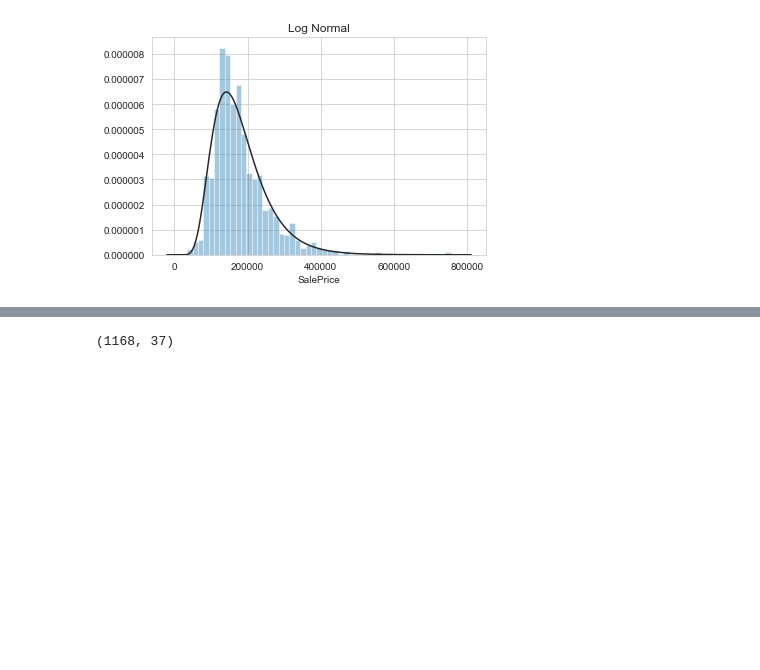
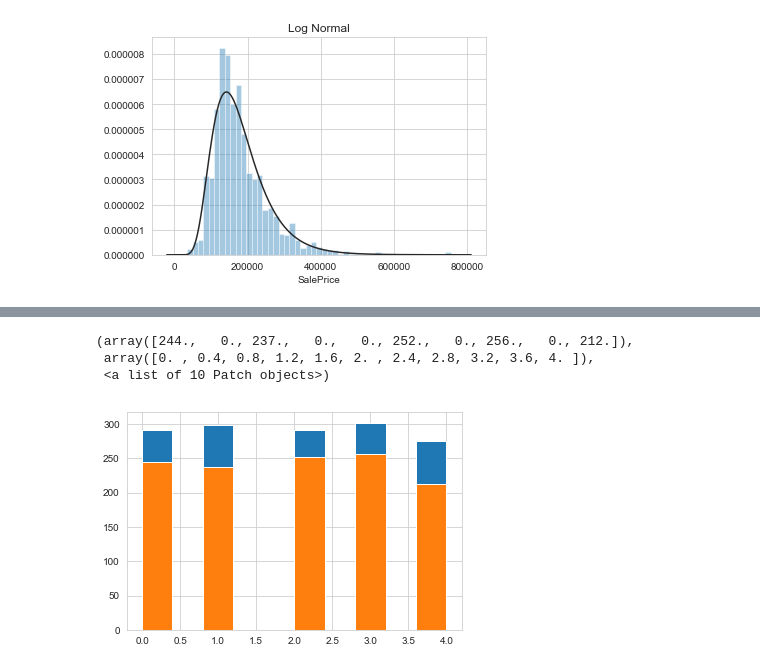
Before and after one commit to foreverloop/house-regress-k, a Jupyter notebook: HouseRegSub.ipynb, the cells around one changed output, grey strips where cells are left out. Saved outputs shown, nothing was run; the diff lists cells and outputs as text; code cells hidden in the pictures; blank space fills up the shorter version.

```diff
--- a/HouseRegSub.ipynb
+++ b/HouseRegSub.ipynb
@@ -37,7 +37,7 @@ from sklearn.metrics import mean_squared_error, r2_score
 df_train = pd.read_csv("train.csv")
 df_test = pd.read_csv("test.csv")
 
-all_df_list = [df_train,df_test]
+all_dfs = [df_train,df_test]
 
 def makeDict(df,label):
     strcat_dict = {}
@@ -303,8 +155,53 @@ prim_corr
+# %%
+def bucketData(df,column_to_bucket):
+    number_of_buckets = 5
+    df['tempBand'] = pd.qcut(df[column_to_bucket],number_of_buckets)
+    intervals = df['tempBand'].unique().sort_values().tolist()
+    intervals = [x for x in intervals if str(x) != 'nan']
+
+    interval_dict = {}
+    for idx,interval in enumerate(intervals):
+        interval_dict['low'+str(idx)] = interval.left
+        interval_dict['high'+str(idx)] = interval.right
+    #print(interval_dict)
+
+    df.loc[ df[column_to_bucket] <= interval_dict['high0'], column_to_bucket] = 0
+    df.loc[(df[column_to_bucket] > interval_dict['low1']) & \
+           (df[column_to_bucket] <= interval_dict['high1']), column_to_bucket] = 1
+    df.loc[(df[column_to_bucket] > interval_dict['low2']) & \
+           (df[column_to_bucket] <= interval_dict['high2']), column_to_bucket] = 2
+    df.loc[(df[column_to_bucket] > interval_dict['low3']) & \
+           (df[column_to_bucket] <= interval_dict['high3']), column_to_bucket] = 3
+    df.loc[ df[column_to_bucket] > interval_dict['low4'], column_to_bucket] = 4
+
+    df = df.drop(['tempBand'], axis=1)
+
+for df in all_dfs:
+    bucketData(df,'YearBuilt')
+
+for df in all_dfs:
+    bucketData(df,'LotFrontage')
+
+all_dfs = [df_train,df_test]
+plt.hist(df_train['YearBuilt'])
+plt.hist(df_train['LotFrontage'])
+# %% [output]
+(array([244.,   0., 237.,   0.,   0., 252.,   0., 256.,   0., 212.]),
+ array([0. , 0.4, 0.8, 1.2, 1.6, 2. , 2.4, 2.8, 3.2, 3.6, 4. ]),
+ <a list of 10 Patch objects>)
+[figure, added]
 # %%
-# Imputation
-y = df_orig_train['SalePrice']
-sale_predictors = df_orig_train.drop(['SalePrice'], axis=1)
-#print(sale_predictors)
+#using the top 10 (positively) correlated features, based on spearman and pearson tests earlier (top var ~0.71)
+#final_choices = ['1stFlrSF','FullBath','GarageArea','YearBuilt','BsmtQual_E','KitchenQual_E',\
+#                'ExterQual_E','GarageCars','GrLivArea','Neighborhood_E','OverallQual','SalePrice']
+
+final_choices = ['YearRemodAdd','1stFlrSF','GarageYrBlt','TotalBsmtSF','FullBath','GarageArea',\
+                 'YearBuilt','GarageCars','GrLivArea','OverallQual','SalePrice']
+
+best_features = df_train[final_choices]
+
+y = best_features['SalePrice']
+sale_predictors = best_features.drop(['SalePrice'], axis=1)
 
 #only use the numerical features (when not excluding these, you will see the variation
 #is spread over a greater number of Principal components, which is rubbish for us)
@@ -320,7 +217,23 @@ imputed_X_valid = pd.DataFrame(my_imputer.transform(X_valid))
 imputed_X_train.columns = X_train.columns
 imputed_X_valid.columns = X_valid.columns
 
-#data has been split into train and validate variables, which is why there is now only 1168 rows
-print(np.shape(imputed_X_train))
+pca_components = 7
+stdscale = StandardScaler()
+scaled_imputed_X_train = stdscale.fit_transform(imputed_X_train)
+pca = PCA(n_components=pca_components)
+pca_fin = pca.fit(scaled_imputed_X_train)
+pca_fin = pca.transform(scaled_imputed_X_train)
+per_var = np.round(pca.explained_variance_ratio_ * 100,decimals=1)
+labelsp = ['PC' + str(x) for x in range(1,len(per_var)+1)]
+
+print("variance of data captured: ",sum(per_var))
+plt.bar(x=range(1,len(per_var)+1),height=per_var,tick_label=labelsp)
+plt.xlabel("principle component")
+plt.ylabel("variance explained")
+plt.title("scree plot")
+plt.show()
+
+scaled_imputed_X_valid = stdscale.fit_transform(imputed_X_valid)
+pca = PCA(n_components=pca_components)
+pca_fin_val = pca.fit(scaled_imputed_X_valid)
+pca_fin_val = pca.transform(scaled_imputed_X_valid)
-# %% [output]
-(1168, 37)
```
Also changed, not shown: parts of 20 cells of this notebook.
